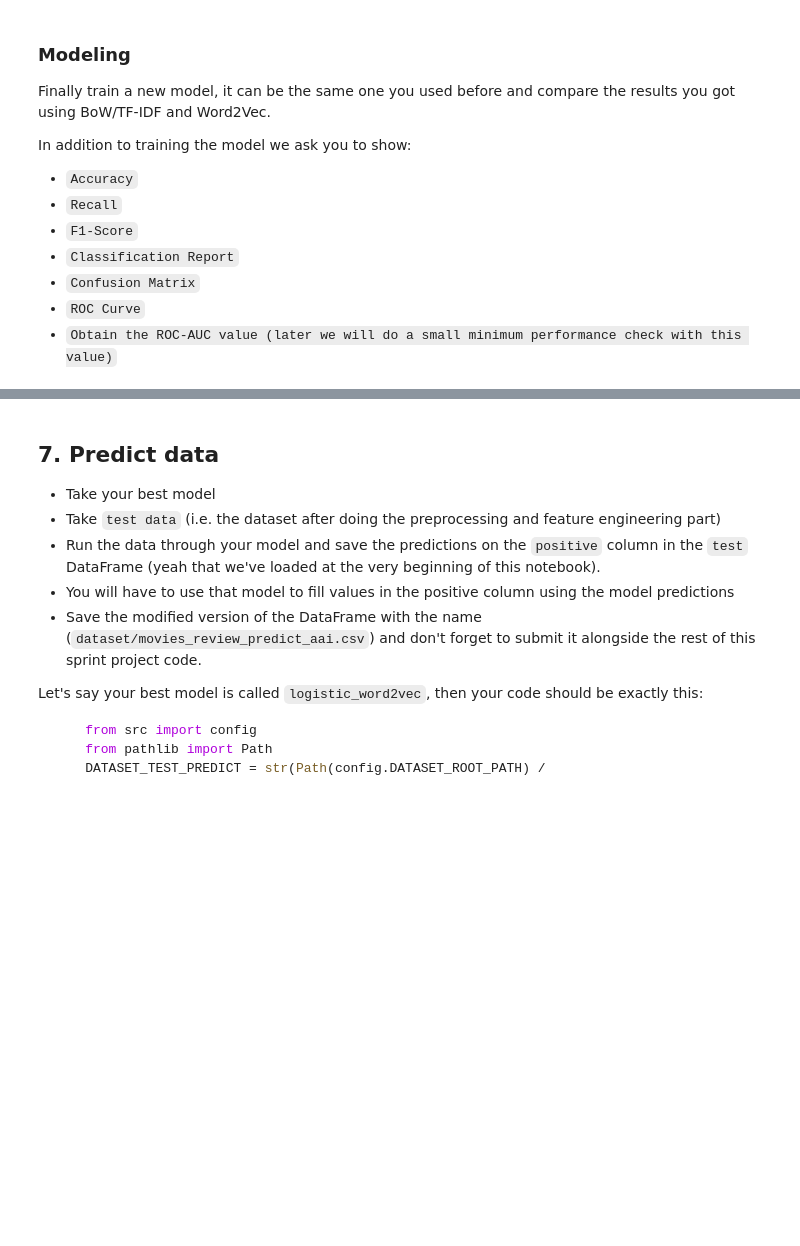
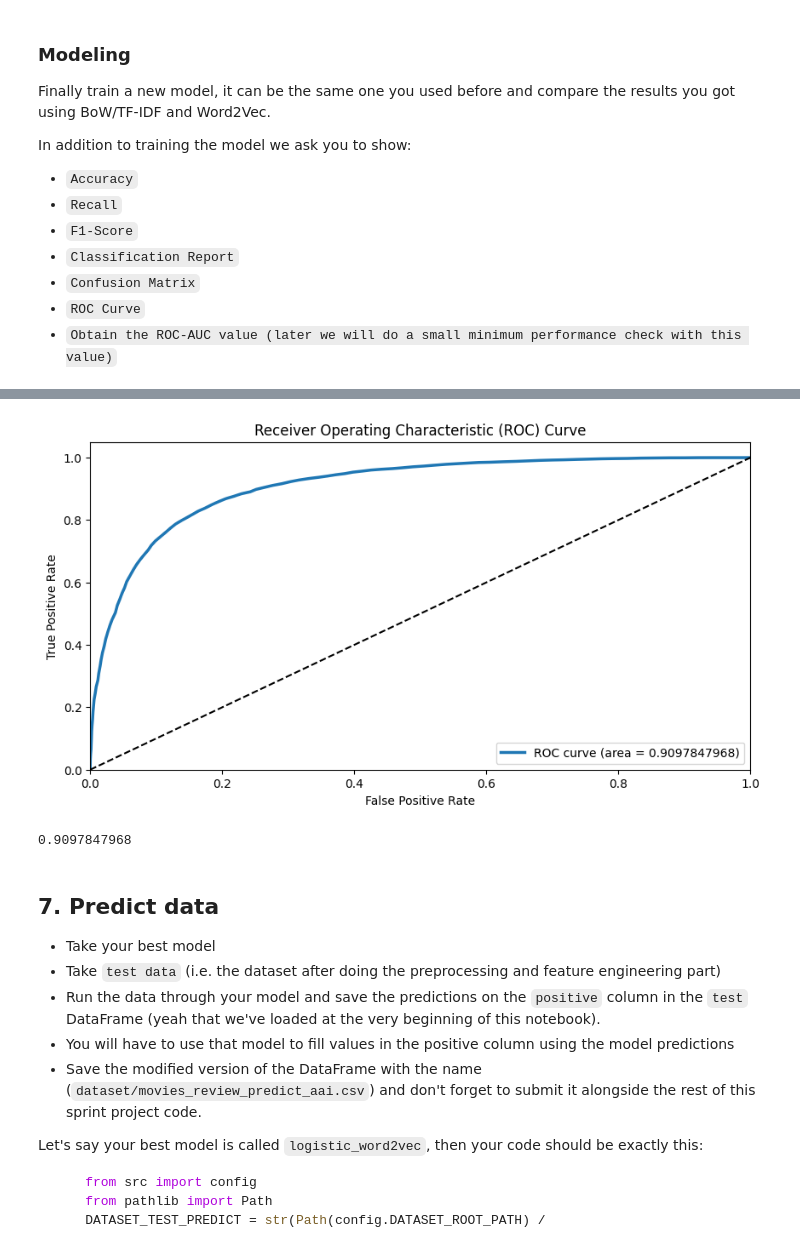
Before and after one commit to RoddyZ/Sentiment_Analysis_Sprint5, a Jupyter notebook: AnyoneAI - Sprint Project 05.ipynb, the cells around one changed output, grey strips where cells are left out. Saved outputs shown, nothing was run; the diff lists cells and outputs as text; code cells hidden in the pictures; blank space fills up the shorter version.

```diff
--- a/AnyoneAI - Sprint Project 05.ipynb
+++ b/AnyoneAI - Sprint Project 05.ipynb
@@ -180,16 +228,48 @@ As a previous step to training your word embedding you must tokenize the corpus,
 # %%
 # TODO Complete in this cell: Tokenize your text corpus and use them to train
 # a Word2Vec model.
+import gensim
+from gensim.models import Word2Vec
+from nltk.tokenize import ToktokTokenizer
 
 # TODO: Create and store here the tokenized train and test data.
-tokenized_train = []
-tokenized_test = []
+tokenizer = ToktokTokenizer()
+
+def preprocess_and_tokenize(text):
+    """
+    Tokenizes the normalized text data
+    """
+    tokens = tokenizer.tokenize(text)
+    tokens = [token.strip() for token in tokens if token.strip()]
+    return tokens
+
+#Funcion, remover espacios  retorna el token
+#tokenized_train = [preprocess_and_tokenize(norm_train_reviews)]
+tokenized_train = [preprocess_and_tokenize(text) for text in norm_train_reviews]
+tokenized_test = [tokenizer.tokenize(text.lower()) for text in norm_test_reviews]
+
+#def preprocess_and_tokenize(text):
+#    """
+ #   Tokenizes the normalized text data
+  #  """
+   # tokens = tokenizer.tokenize(text)
+    #tokens = [token.strip() for token in tokens if token.strip()]
+    #return tokens
 
 # TODO: Train your Word2Vec model and assign it to `model_w2v`.
 # The output model vector size (w2v_vector_size) is set by default to 100,
 # you can change it if you want.
 w2v_vector_size = 100
-model_w2v = ...
+
+# Entrenamos el modelo usando las revisiones tokenizadas del conjunto de entrenamiento
+model_w2v = Word2Vec(
+    sentences=tokenized_train,  # Corpus tokenizado
+    vector_size=w2v_vector_size,  # Dimensión de los vectores
+    window=5,  # Contexto de palabras
+    min_count=1,  # Palabras mínimas para ser incluidas
+    workers=4,  # Número de hilos para el entrenamiento
+    sg=1  # Modelo skip-gram (sg=1), usa CBOW si sg=0
+)
 # %% [markdown]
 ### Generate averaged word vector features
 
@@ -232,6 +312,9 @@ In addition to training the model we ask you to show:
 # %%
 # TODO Complete in this cell: Train and choose the best model for the task.
 # Assign this model to the `best_model` variable.
+best_model = baseline_model
+best_model.fit(w2v_train_features,y_train)
+best_model_predictions = best_model.predict(w2v_test_features)
 # %%
 # TODO: Use the `get_performance()` function from `evaluation.py` module to show
 # the model performance.
@@ -238,6 +342,10 @@ In addition to training the model we ask you to show:
 # %%
 # TODO: Use the `plot_roc()` function from `evaluation.py` module to show
 # the model ROC curve.
+evaluation.plot_roc(best_model, y_test, w2v_test_features)
+# %% [output]
+[figure, added]
+0.9097847968
 # %% [markdown]
 ## 7. Predict data
 
```
Also changed, not shown: parts of 8 cells of this notebook, 1 other file.
